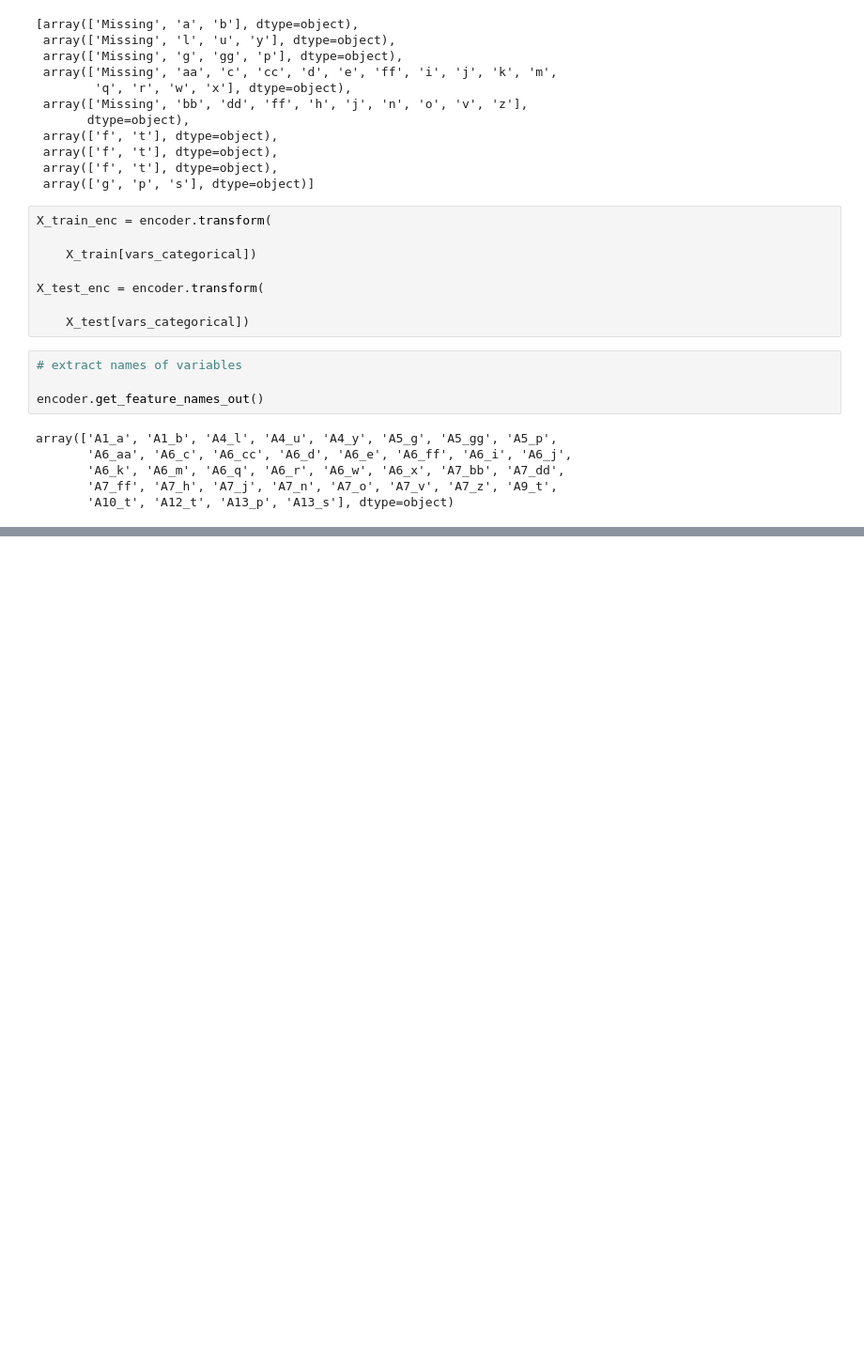
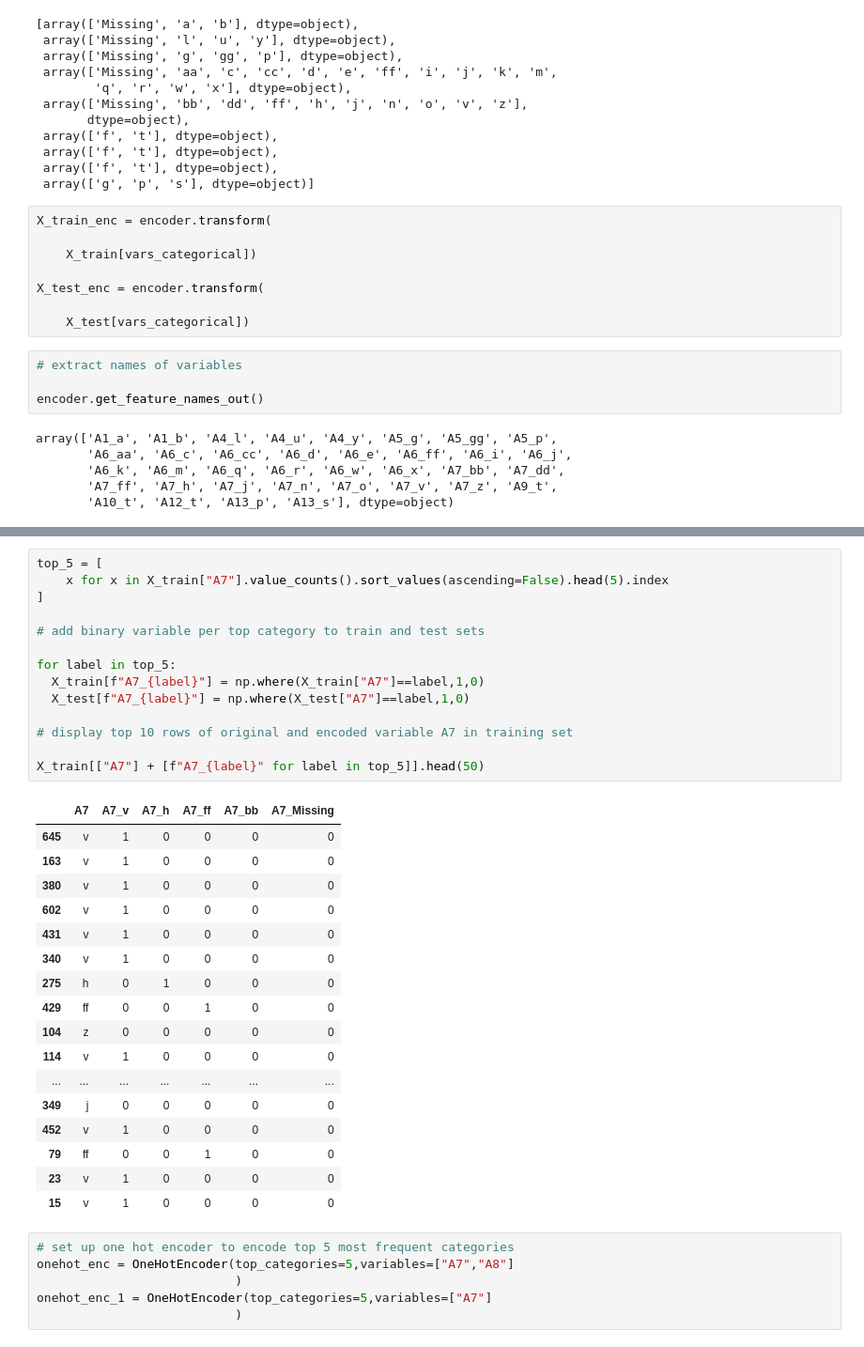
Before and after one commit to manjunath-hanmantgad/python-development, a Jupyter notebook: Encoding_Categorical_Variables.ipynb, the cells around one changed output, grey strips where cells are left out. Shown at 94% size. Drawn from its saved outputs; the diff is of its cells as text; blank space fills up the shorter version.

Commit message:
One hot encoding of frequent categories

```diff
--- a/Encoding_Categorical_Variables.ipynb
+++ b/Encoding_Categorical_Variables.ipynb
@@ -219,0 +266,38 @@ array(['A1_a', 'A1_b', 'A4_l', 'A4_u', 'A4_y', 'A5_g', 'A5_gg', 'A5_p',
+# %%
+top_5 = [
+    x for x in X_train["A7"].value_counts().sort_values(ascending=False).head(5).index
+]
+
+# add binary variable per top category to train and test sets
+
+for label in top_5:
+  X_train[f"A7_{label}"] = np.where(X_train["A7"]==label,1,0)
+  X_test[f"A7_{label}"] = np.where(X_test["A7"]==label,1,0)
+
+# display top 10 rows of original and encoded variable A7 in training set
+
+X_train[["A7"] + [f"A7_{label}" for label in top_5]].head(50)
+# %% [output]
+|  | A7 | A7_v | A7_h | A7_ff | A7_bb | A7_Missing |
+| 645 | v | 1 | 0 | 0 | 0 | 0 |
+| 163 | v | 1 | 0 | 0 | 0 | 0 |
+| 380 | v | 1 | 0 | 0 | 0 | 0 |
+| 602 | v | 1 | 0 | 0 | 0 | 0 |
+| 431 | v | 1 | 0 | 0 | 0 | 0 |
+| 340 | v | 1 | 0 | 0 | 0 | 0 |
+| 275 | h | 0 | 1 | 0 | 0 | 0 |
+| 429 | ff | 0 | 0 | 1 | 0 | 0 |
+| 104 | z | 0 | 0 | 0 | 0 | 0 |
+| 114 | v | 1 | 0 | 0 | 0 | 0 |
+| ... | ... | ... | ... | ... | ... | ... |
+| 349 | j | 0 | 0 | 0 | 0 | 0 |
+| 452 | v | 1 | 0 | 0 | 0 | 0 |
+| 79 | ff | 0 | 0 | 1 | 0 | 0 |
+| 23 | v | 1 | 0 | 0 | 0 | 0 |
+| 15 | v | 1 | 0 | 0 | 0 | 0 |
+# %%
+# set up one hot encoder to encode top 5 most frequent categories
+onehot_enc = OneHotEncoder(top_categories=5,variables=["A7","A8"]
+                           )
+onehot_enc_1 = OneHotEncoder(top_categories=5,variables=["A7"]
+                           )
```
Also changed, not shown: parts of 8 cells of this notebook.
